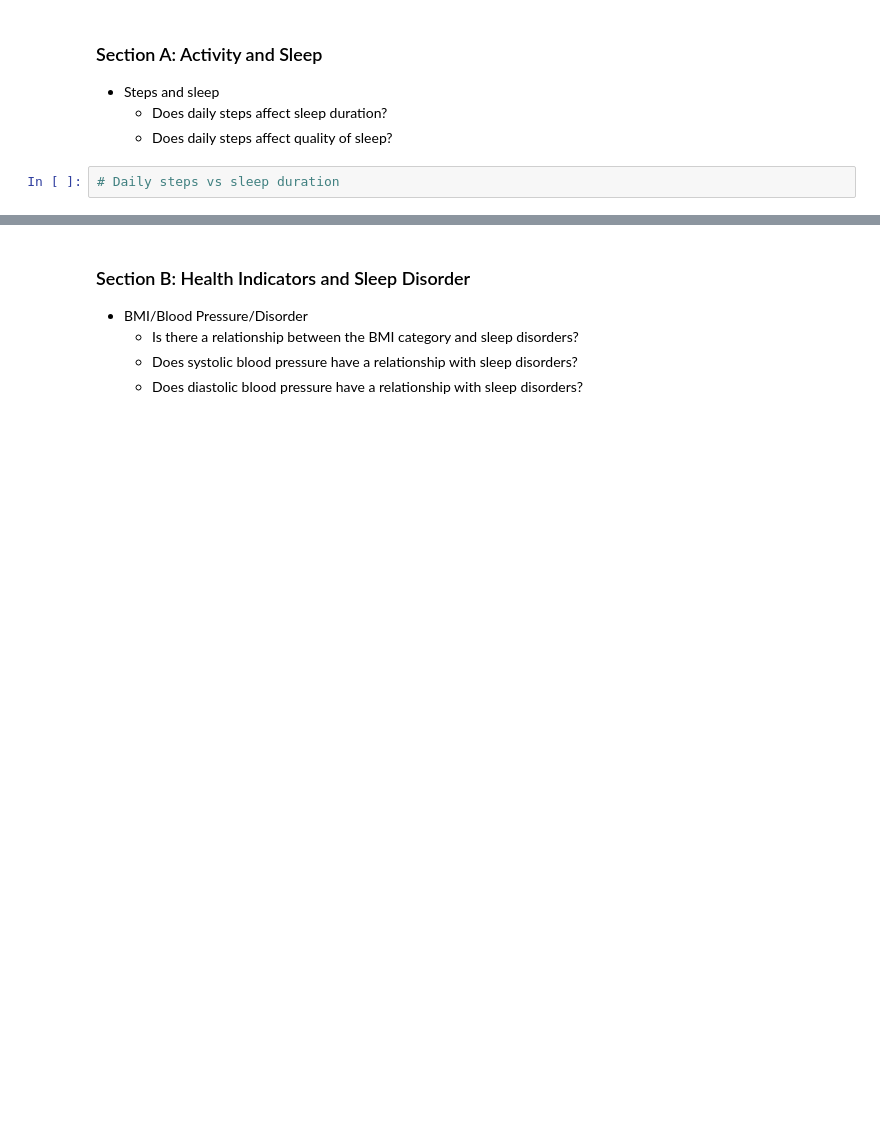
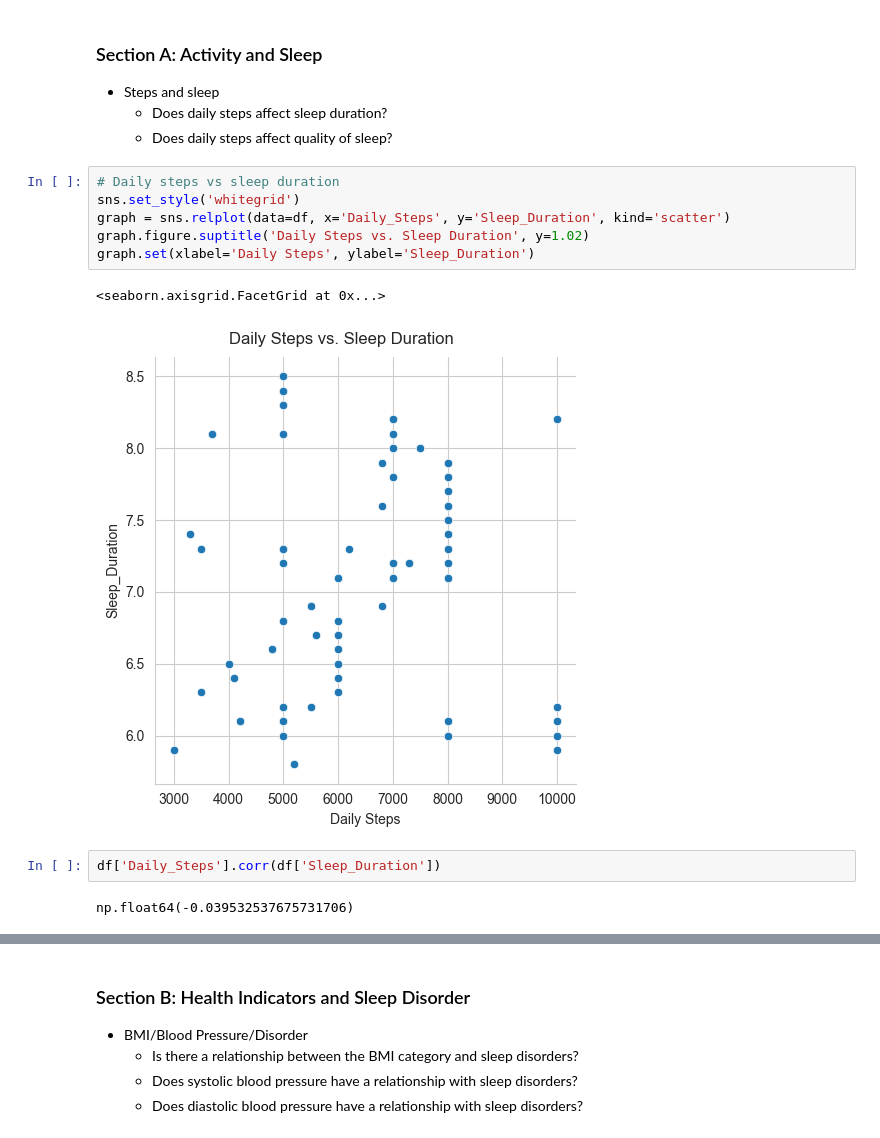
Before and after one commit to yorozc/sleep-health-lifestyle-analysis, a Jupyter notebook: notebooks/eda.ipynb, the cells around one changed output, grey strips where cells are left out. Cells and saved outputs as stored; diff of their text form; blank space fills up the shorter version.

Commit message:
analyzed daily steps vs sleep duration

```diff
--- a/notebooks/eda.ipynb
+++ b/notebooks/eda.ipynb
@@ -164,3 +164,14 @@ dtype('int64')
     - Does daily steps affect quality of sleep?
 # %%
 # Daily steps vs sleep duration
+sns.set_style('whitegrid')
+graph = sns.relplot(data=df, x='Daily_Steps', y='Sleep_Duration', kind='scatter')
+graph.figure.suptitle('Daily Steps vs. Sleep Duration', y=1.02)
+graph.set(xlabel='Daily Steps', ylabel='Sleep_Duration')
+# %% [output]
+<seaborn.axisgrid.FacetGrid at 0x...>
+[figure, added]
+# %%
+df['Daily_Steps'].corr(df['Sleep_Duration'])
+# %% [output]
+np.float64(-0.039532537675731706)
```
Also changed, not shown: parts of 1 cell of this notebook.
